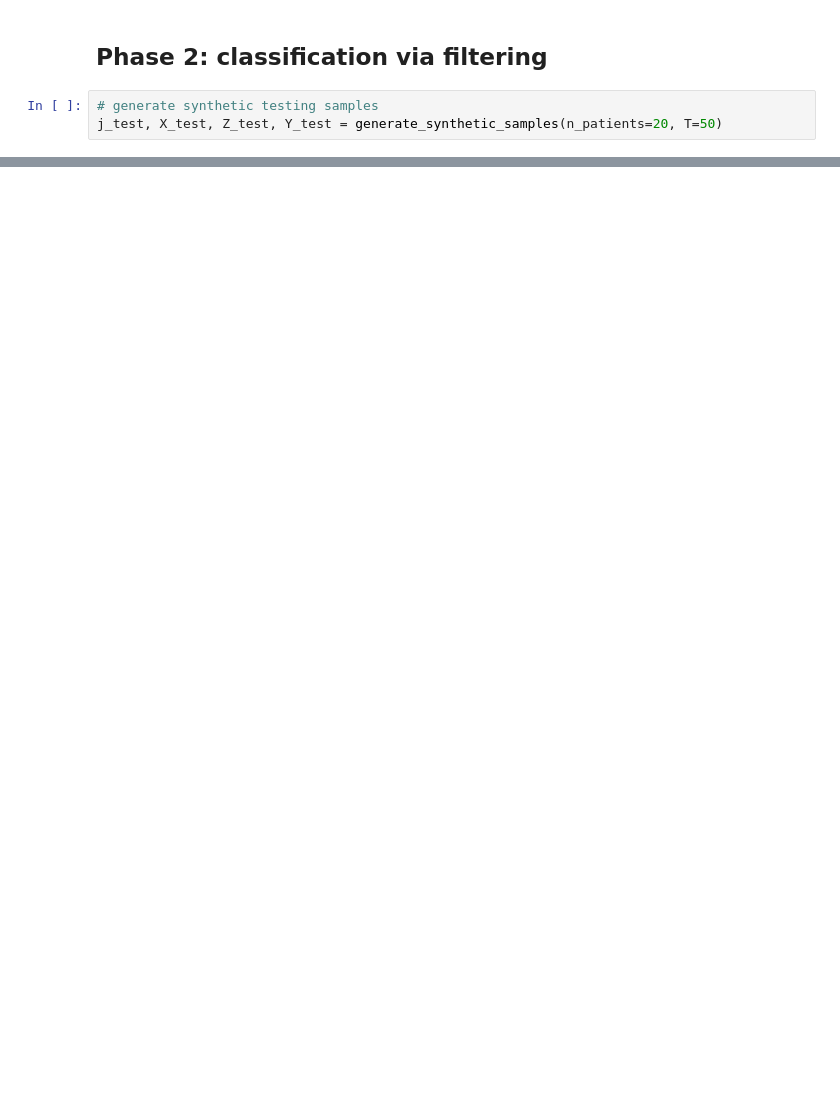
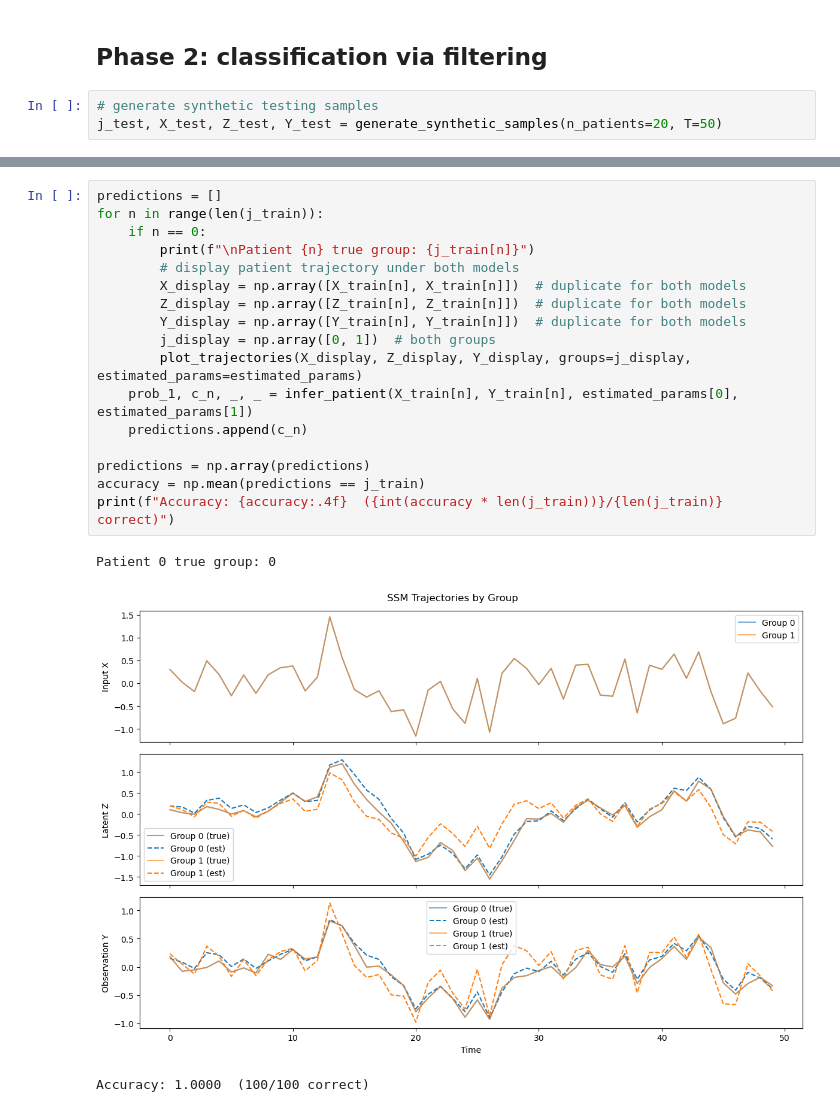
Before and after one commit to Analia7/mediators, a Jupyter notebook: active_discovery_of_latent_dynamic_mediators.ipynb, the cells around one changed output, grey strips where cells are left out. Drawn from its saved outputs; the diff is of its cells as text; blank space fills up the shorter version.

```diff
--- a/active_discovery_of_latent_dynamic_mediators.ipynb
+++ b/active_discovery_of_latent_dynamic_mediators.ipynb
@@ -154,0 +87,21 @@ Ambiguous patients: []
+# %%
+predictions = []
+for n in range(len(j_train)):
+    if n == 0:
+        print(f"\nPatient {n} true group: {j_train[n]}")
+        # display patient trajectory under both models
+        X_display = np.array([X_train[n], X_train[n]])  # duplicate for both models
+        Z_display = np.array([Z_train[n], Z_train[n]])  # duplicate for both models
+        Y_display = np.array([Y_train[n], Y_train[n]])  # duplicate for both models
+        j_display = np.array([0, 1])  # both groups
+        plot_trajectories(X_display, Z_display, Y_display, groups=j_display, estimated_params=estimated_params)
+    prob_1, c_n, _, _ = infer_patient(X_train[n], Y_train[n], estimated_params[0], estimated_params[1])
+    predictions.append(c_n)
+
+predictions = np.array(predictions)
+accuracy = np.mean(predictions == j_train)
+print(f"Accuracy: {accuracy:.4f}  ({int(accuracy * len(j_train))}/{len(j_train)} correct)")
+# %% [output]
+Patient 0 true group: 0
+[figure, added]
+Accuracy: 1.0000  (100/100 correct)
```
Also changed, not shown: parts of 7 cells of this notebook, 1 other file.
